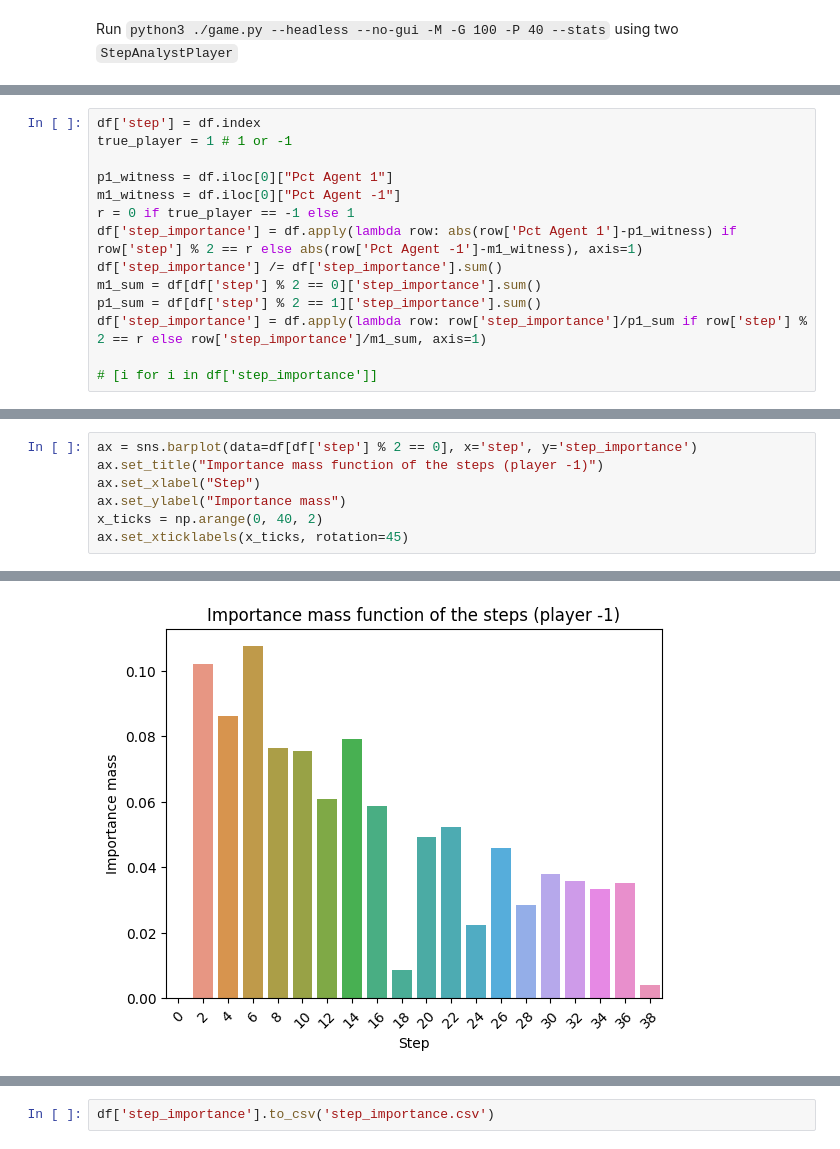
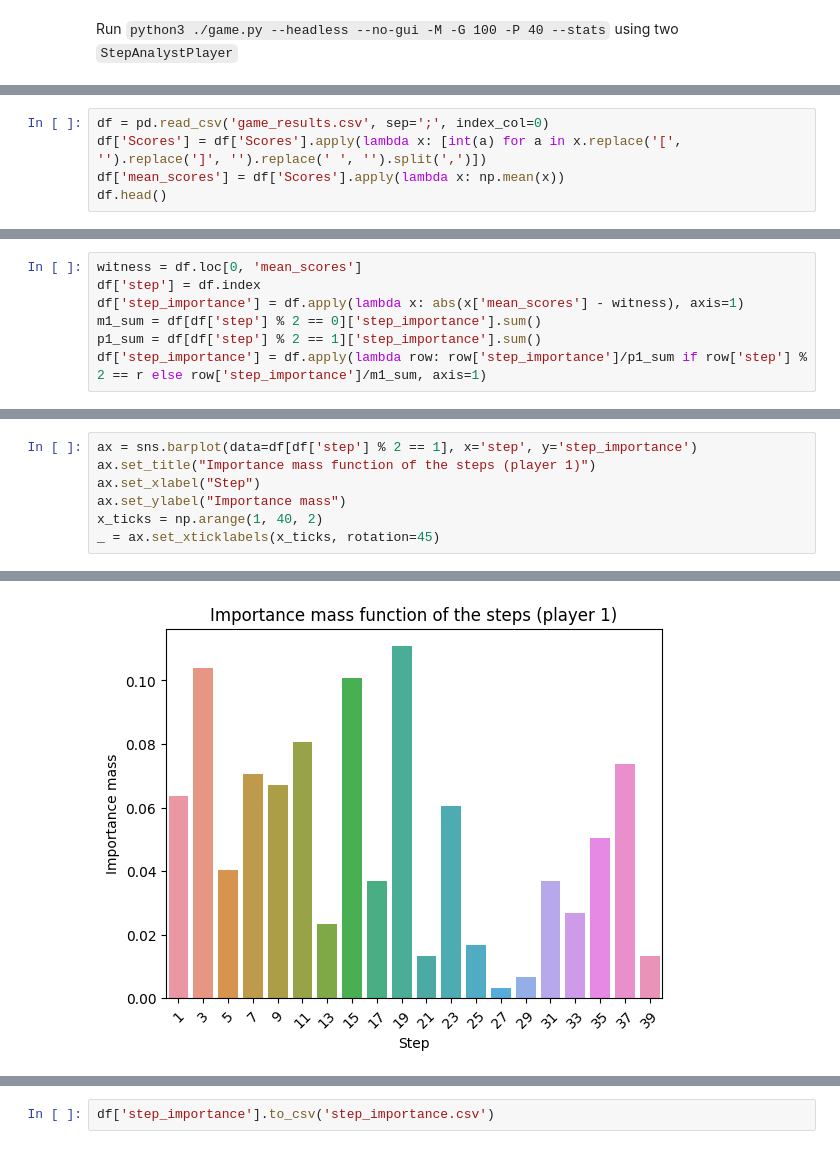
Before and after one commit to StephaneBranly/INF8215-Avalam-AI, a Jupyter notebook: stats/plot_experiments.ipynb, the cells around one changed output, grey strips where cells are left out. Saved outputs shown, nothing was run; the diff lists cells and outputs as text.

```diff
--- a/stats/plot_experiments.ipynb
+++ b/stats/plot_experiments.ipynb
@@ -262,0 +261,5 @@ df = pd.read_csv('pool_results.csv', sep=';', index_col=0)
+# %%
+df = pd.read_csv('game_results.csv', sep=';', index_col=0)
+df['Scores'] = df['Scores'].apply(lambda x: [int(a) for a in x.replace('[', '').replace(']', '').replace(' ', '').split(',')])
+df['mean_scores'] = df['Scores'].apply(lambda x: np.mean(x))
+df.head()
@@ -263,14 +274,7 @@ df = pd.read_csv('pool_results.csv', sep=';', index_col=0)
 # %%
+witness = df.loc[0, 'mean_scores']
 df['step'] = df.index
-true_player = 1 # 1 or -1
-
-p1_witness = df.iloc[0]["Pct Agent 1"]
-m1_witness = df.iloc[0]["Pct Agent -1"]
-r = 0 if true_player == -1 else 1
-df['step_importance'] = df.apply(lambda row: abs(row['Pct Agent 1']-p1_witness) if row['step'] % 2 == r else abs(row['Pct Agent -1']-m1_witness), axis=1)
-df['step_importance'] /= df['step_importance'].sum()
+df['step_importance'] = df.apply(lambda x: abs(x['mean_scores'] - witness), axis=1)
 m1_sum = df[df['step'] % 2 == 0]['step_importance'].sum()
 p1_sum = df[df['step'] % 2 == 1]['step_importance'].sum()
 df['step_importance'] = df.apply(lambda row: row['step_importance']/p1_sum if row['step'] % 2 == r else row['step_importance']/m1_sum, axis=1)
-
-# [i for i in df['step_importance']]
@@ -277,8 +303,8 @@ df['step_importance'] = df.apply(lambda row: row['step_importance']/p1_sum if ro
 # %%
-ax = sns.barplot(data=df[df['step'] % 2 == 0], x='step', y='step_importance')
-ax.set_title("Importance mass function of the steps (player -1)")
+ax = sns.barplot(data=df[df['step'] % 2 == 1], x='step', y='step_importance')
+ax.set_title("Importance mass function of the steps (player 1)")
 ax.set_xlabel("Step")
 ax.set_ylabel("Importance mass")
-x_ticks = np.arange(0, 40, 2)
-ax.set_xticklabels(x_ticks, rotation=45)
+x_ticks = np.arange(1, 40, 2)
+_ = ax.set_xticklabels(x_ticks, rotation=45)
 # %% [output]
@@ -305 +311 @@ ax.set_xticklabels(x_ticks, rotation=45)
-[figure, old version]
+[figure, new version]
```
Also changed, not shown: parts of 5 cells of this notebook, 9 other files.
